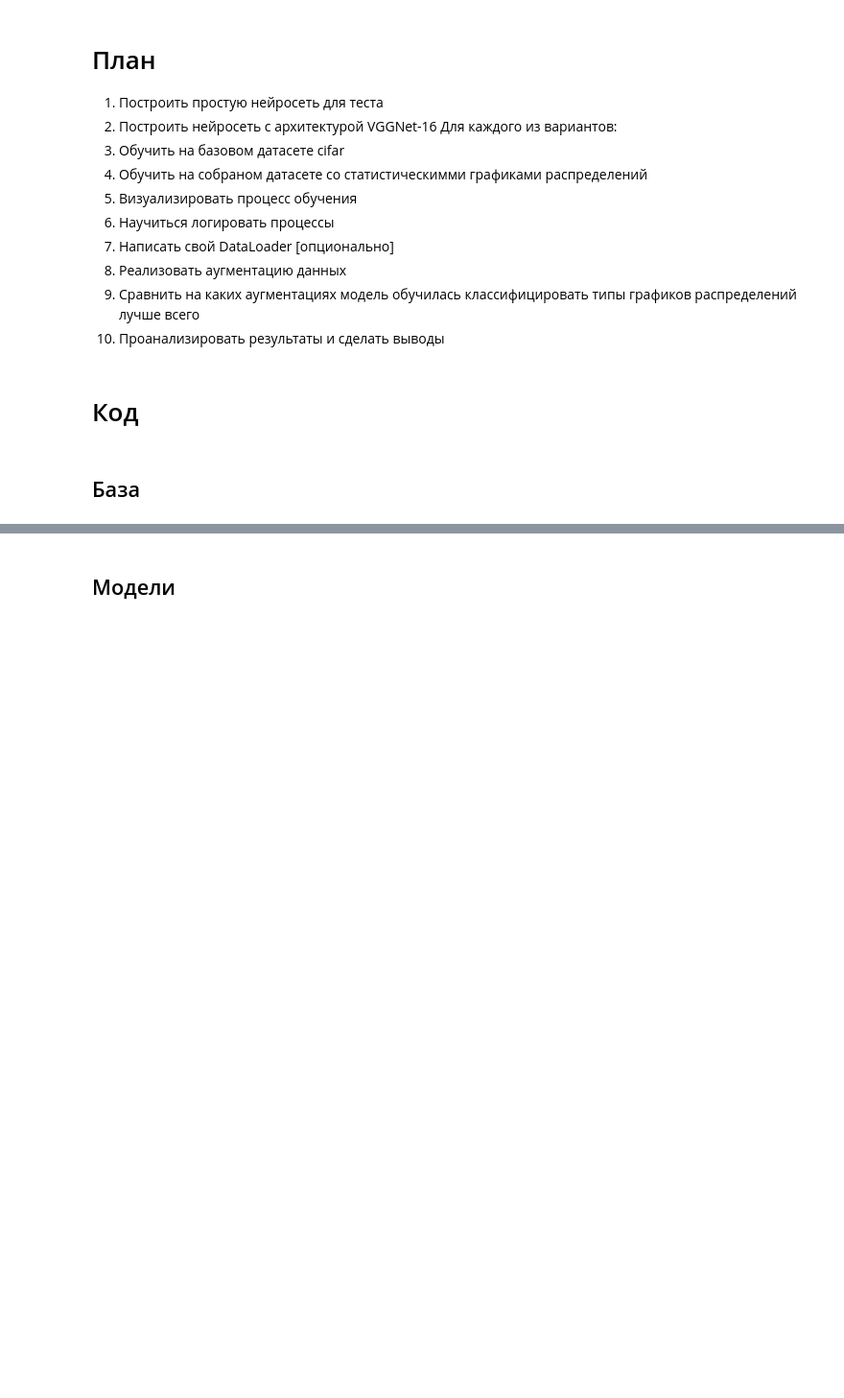
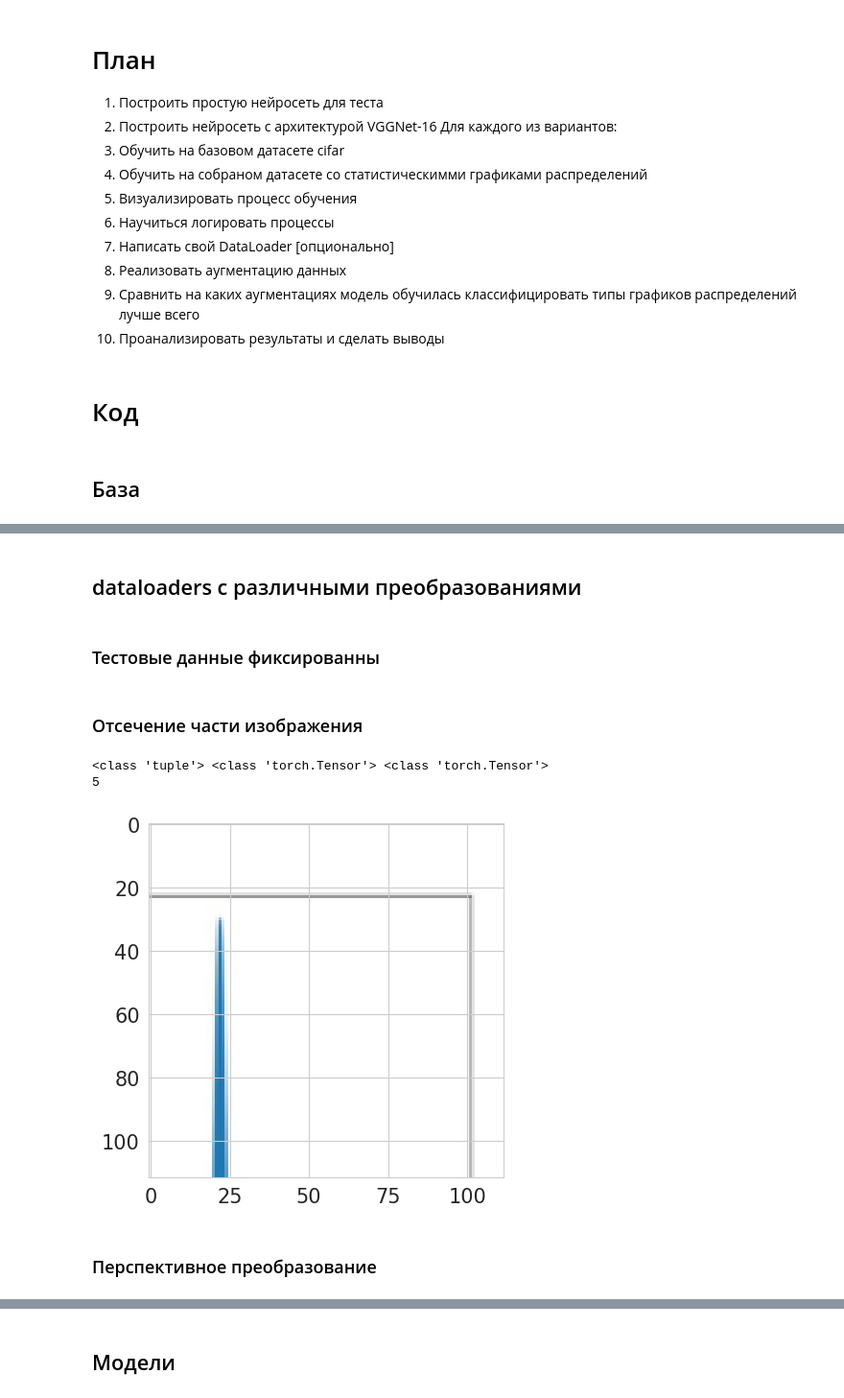
Before and after one commit to molivka/iu9-coursework, a Jupyter notebook: coursework_models_part.ipynb, the cells around one changed output, grey strips where cells are left out. Shown: that part at 96% size. Saved outputs shown, nothing was run; the diff lists cells and outputs as text; code cells hidden in the pictures; blank space fills up the shorter version.

```diff
--- a/coursework_models_part.ipynb
+++ b/coursework_models_part.ipynb
@@ -44,0 +128,9 @@ device = ('cuda' if torch.cuda.is_available() else 'cpu')
+# %%
+# 70% на обучение, 30% на тест
+for i in range(len(images)):
+    image = images[i]
+    print(f'/content/{image}', f'{path_train}/{image}')
+    if i < len(images) * 0.7:
+        shutil.move(f'/content/{image}', f'{path_train}/{image}')
+    else:
+        shutil.move(f'/content/{image}', f'{path_test}/{image}')
@@ -44,0 +157,31 @@ device = ('cuda' if torch.cuda.is_available() else 'cpu')
+# %%
+# класс собственного dataset
+class dataset_statistic(torch.utils.data.Dataset):
+    def __init__(self, root_dir, transforms=None):
+        self.root_dir = root_dir
+        self.transforms = transforms
+        self.files = os.listdir(self.root_dir)
+
+    def __len__(self):
+        return len(self.files)
+
+    def __getitem__(self, index):
+        img_path = os.path.join(self.root_dir, self.files[index])
+        image = Image.open(img_path)
+        label = labels[img_path.split('/')[-1].split('_')[0]]
+
+        if self.transforms:
+            for t in self.transforms:
+                image = t(image)
+        return (image, torch.tensor(label))
+# %%
+# функция для отрисовки изображения
+def show_image(data):
+    img = data[0]
+    label = data[1].item()
+    print(label)
+    plt.imshow(img.permute(1, 2, 0))
+# %% [markdown]
+## dataloaders с различными преобразованиями
+# %% [markdown]
+### Тестовые данные фиксированны
@@ -44,0 +191,16 @@ device = ('cuda' if torch.cuda.is_available() else 'cpu')
+# %% [markdown]
+### Отсечение части изображения
+# %%
+train_crop_data = dataset_statistic(path_train, transforms=crop_transform)
+train_crop_loader = torch.utils.data.DataLoader(train_crop_data, batch_size=32, shuffle=True)
+# %%
+ind = 9
+data = train_crop_data[ind]
+print(type(data), type(data[0]), type(data[1]))
+show_image(data)
+# %% [output]
+<class 'tuple'> <class 'torch.Tensor'> <class 'torch.Tensor'>
+5
+[figure, added]
+# %% [markdown]
+### Перспективное преобразование
```
Also changed, not shown: parts of 26 cells of this notebook.
